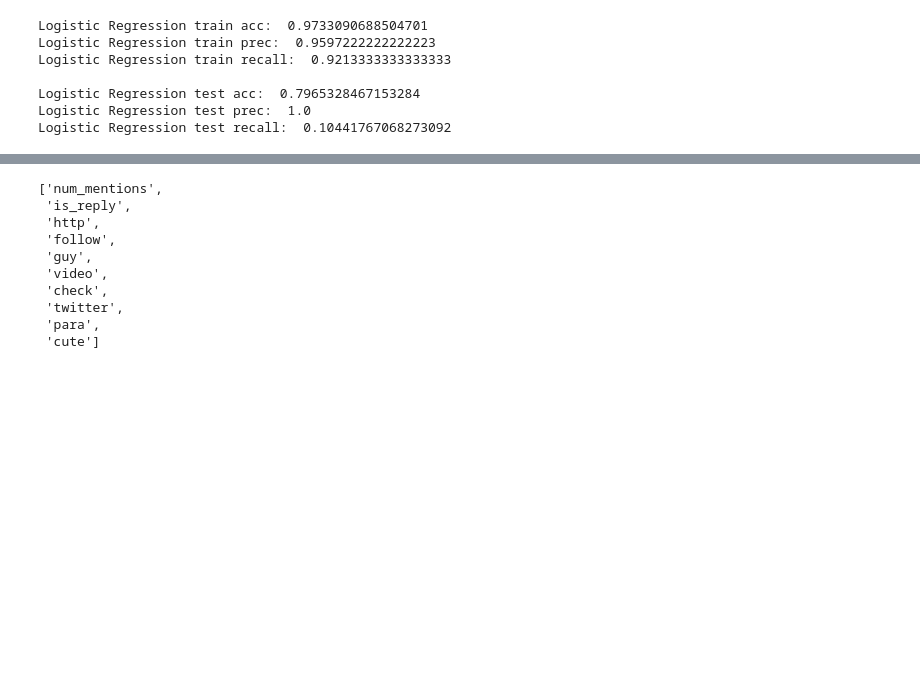
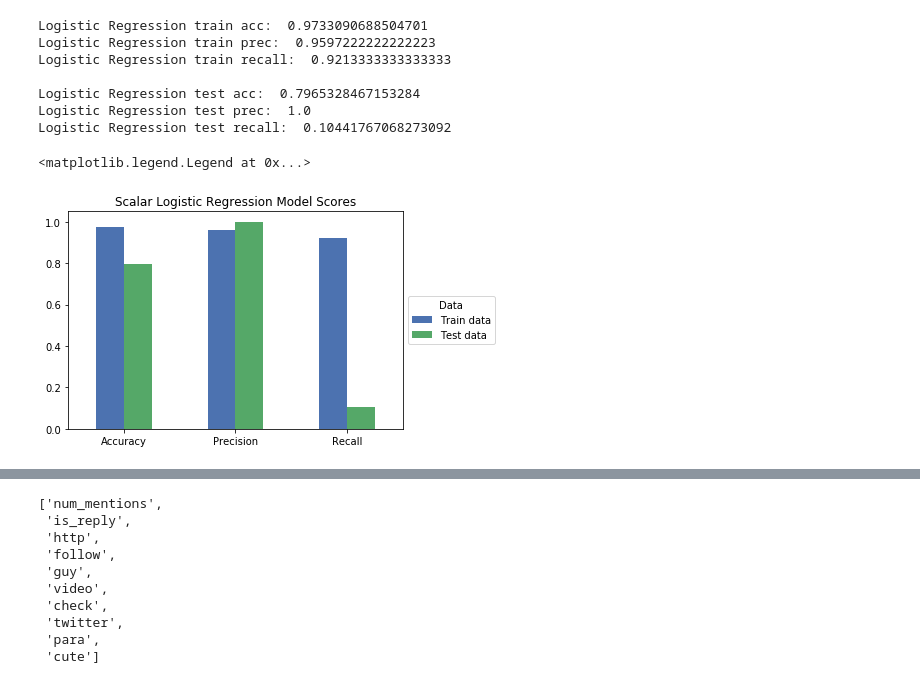
Before and after one commit to viguardieiro/TwitterProject, a Jupyter notebook: Classification_with_NLP.ipynb, the cells around one changed output, grey strips where cells are left out. Saved outputs shown, nothing was run; the diff lists cells and outputs as text; code cells hidden in the pictures; blank space fills up the shorter version.

```diff
--- a/Classification_with_NLP.ipynb
+++ b/Classification_with_NLP.ipynb
@@ -103,5 +124,27 @@ Logistic Regression train recall:  0.9213333333333333
 Logistic Regression test acc:  0.7965328467153284
 Logistic Regression test prec:  1.0
 Logistic Regression test recall:  0.10441767068273092
+# %%
+logregsc_metrics_dic = {'Metric': ['Acc', 'Prec', 'Recall'],
+        'Train data': [logistic_reg_model_sc.score(X_train_sc, y_train),
+                    metrics.precision_score(y_train, logistic_reg_model_sc.predict(X_train_sc)),
+                    metrics.recall_score(y_train, logistic_reg_model_sc.predict(X_train_sc))],
+        'Test data': [logistic_reg_model_sc.score(X_test_sc, y_test),
+                    metrics.precision_score(y_test, logistic_reg_model_sc.predict(X_test_sc)),
+                    metrics.recall_score(y_test, logistic_reg_model_sc.predict(X_test_sc))]}
+
+logregsc_metrics = pd.DataFrame(data=logregsc_metrics_dic,
+                        columns=['Metric','Train data','Test data'])
+
+fig, ax = plt.subplots()
+
+logregsc_metrics.plot.bar(ax=ax)
+
+ax.set_title('Scalar Logistic Regression Model Scores')
+ax.set_xticklabels(['Accuracy', 'Precision', 'Recall'], rotation=0)
+ax.legend(title='Data',loc='center left', bbox_to_anchor=(1, 0.5))
+# %% [output]
+<matplotlib.legend.Legend at 0x...>
+[figure, added]
 # %%
 # Random Forest com scaler
```
Also changed, not shown: parts of 30 cells of this notebook.
